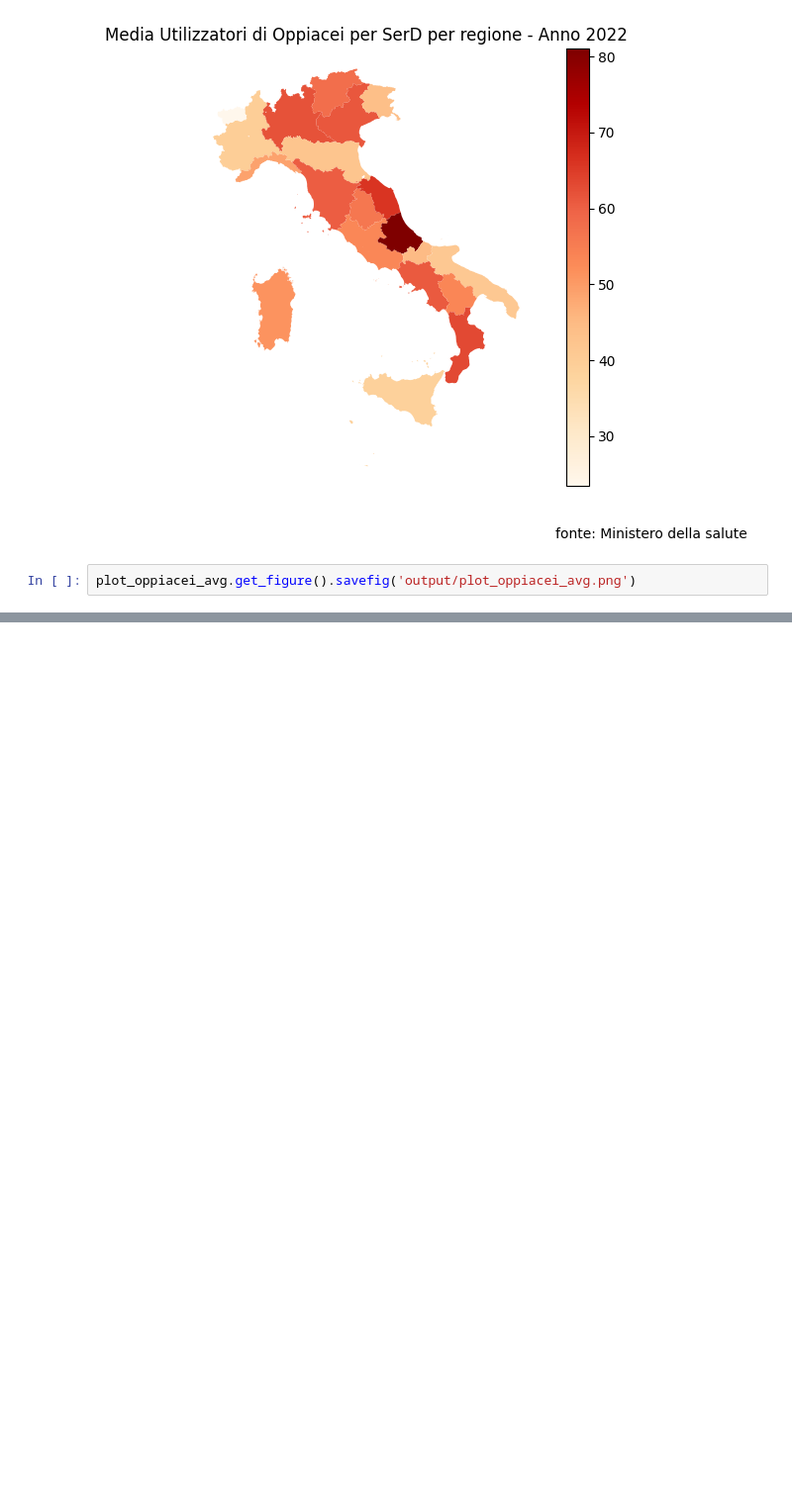
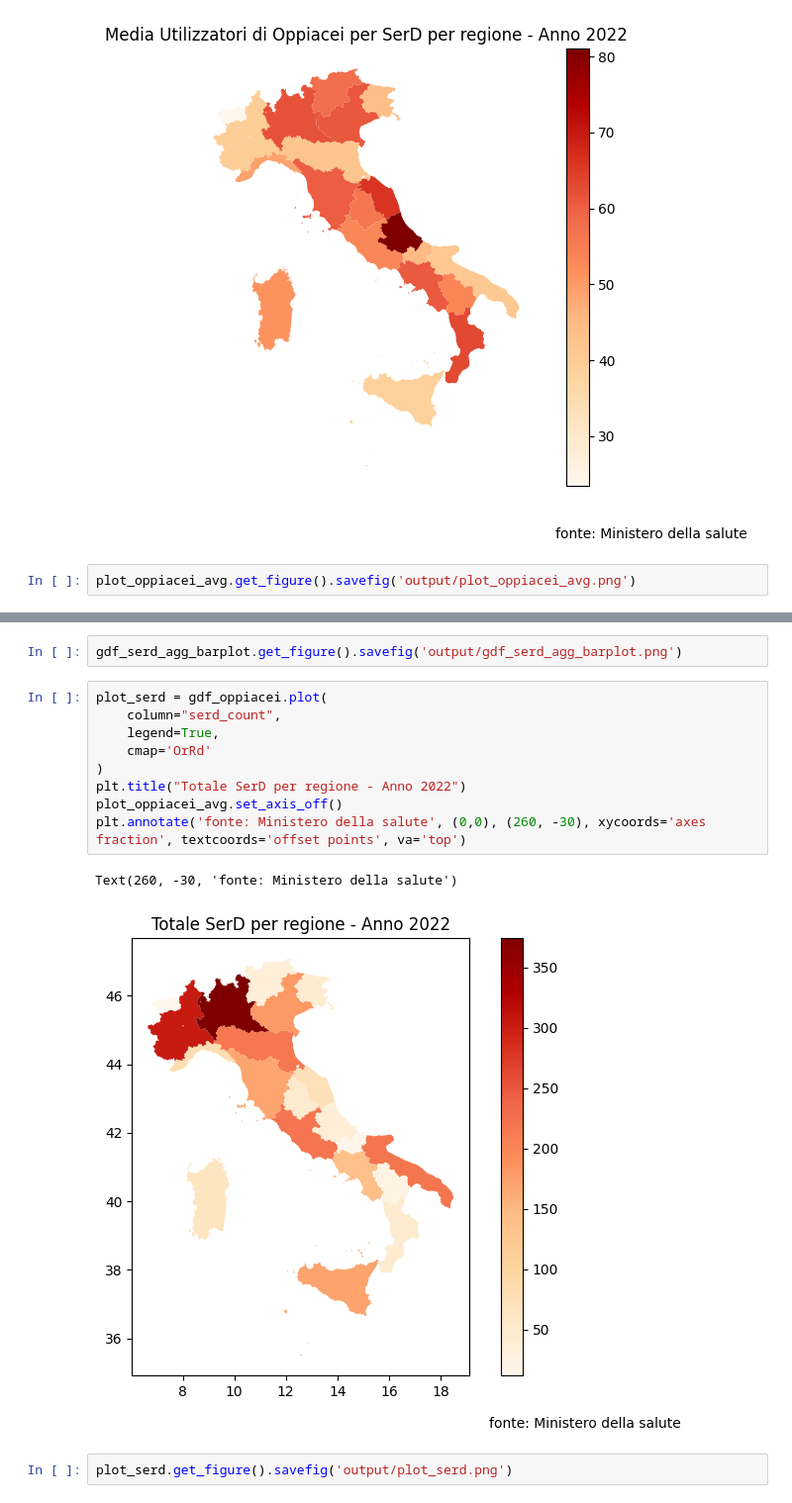
Before and after one commit to armandoschianodicola/italy-stats, a Jupyter notebook: 001/001_main.ipynb, the cells around one changed output, grey strips where cells are left out. Shown: that part at 99% size. Cells and saved outputs as stored; diff of their text form; blank space fills up the shorter version.

```diff
--- a/001/001_main.ipynb
+++ b/001/001_main.ipynb
@@ -344,0 +362,16 @@ plot_oppiacei_avg.get_figure().savefig('output/plot_oppiacei_avg.png')
+# %%
+gdf_serd_agg_barplot.get_figure().savefig('output/gdf_serd_agg_barplot.png')
+# %%
+plot_serd = gdf_oppiacei.plot(
+    column="serd_count",
+    legend=True,
+    cmap='OrRd'
+)
+plt.title("Totale SerD per regione - Anno 2022")
+plot_oppiacei_avg.set_axis_off()
+plt.annotate('fonte: Ministero della salute', (0,0), (260, -30), xycoords='axes fraction', textcoords='offset points', va='top')
+# %% [output]
+Text(260, -30, 'fonte: Ministero della salute')
+[figure, added]
+# %%
+plot_serd.get_figure().savefig('output/plot_serd.png')
```
Also changed, not shown: parts of 2 cells of this notebook, 2 other files.
